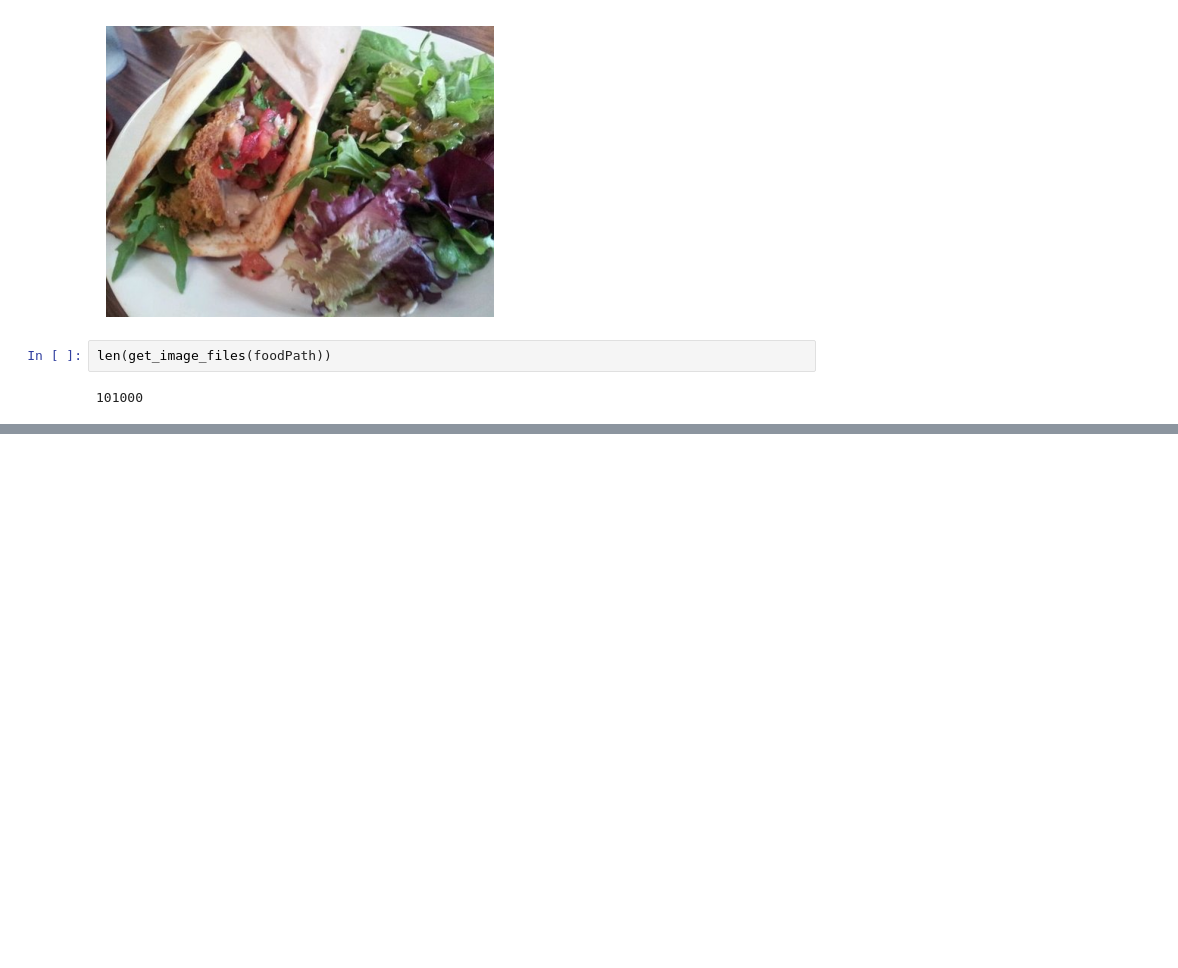
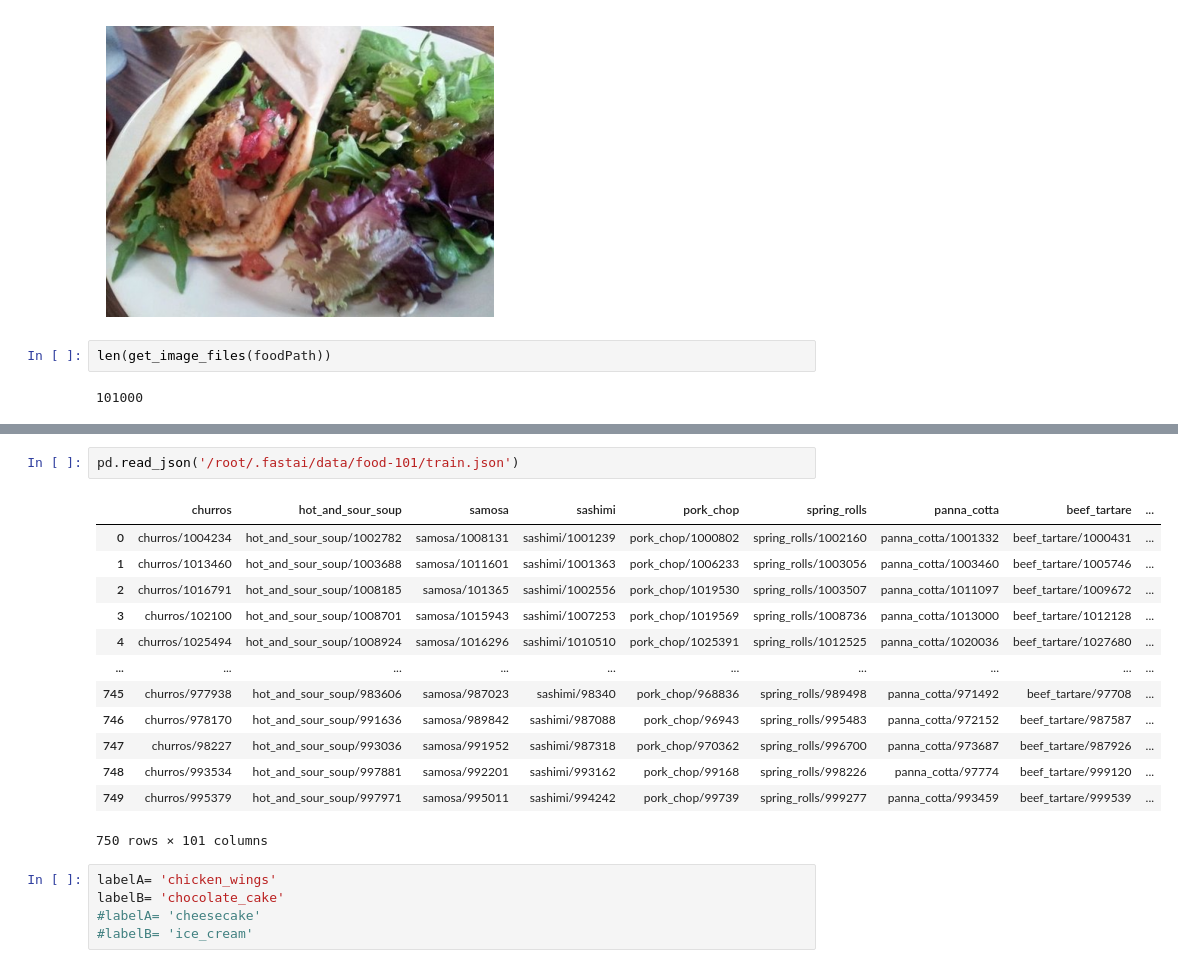
Before and after one commit to CastleBomber/pytorch-train-a-food-model-v2, a Jupyter notebook: train_a_food_model_v2.ipynb, the cells around one changed output, grey strips where cells are left out. Saved outputs shown, nothing was run; the diff lists cells and outputs as text; blank space fills up the shorter version.

```diff
--- a/train_a_food_model_v2.ipynb
+++ b/train_a_food_model_v2.ipynb
@@ -21,0 +39,21 @@ pd.read_json('/root/.fastai/data/food-101/test.json')
+# %%
+pd.read_json('/root/.fastai/data/food-101/train.json')
+# %% [output]
+|  | churros | hot_and_sour_soup | samosa | sashimi | pork_chop | spring_rolls | panna_cotta | beef_tartare | ... |
+| 0 | churros/1004234 | hot_and_sour_soup/1002782 | samosa/1008131 | sashimi/1001239 | pork_chop/1000802 | spring_rolls/1002160 | panna_cotta/1001332 | beef_tartare/1000431 | ... |
+| 1 | churros/1013460 | hot_and_sour_soup/1003688 | samosa/1011601 | sashimi/1001363 | pork_chop/1006233 | spring_rolls/1003056 | panna_cotta/1003460 | beef_tartare/1005746 | ... |
+| 2 | churros/1016791 | hot_and_sour_soup/1008185 | samosa/101365 | sashimi/1002556 | pork_chop/1019530 | spring_rolls/1003507 | panna_cotta/1011097 | beef_tartare/1009672 | ... |
+| 3 | churros/102100 | hot_and_sour_soup/1008701 | samosa/1015943 | sashimi/1007253 | pork_chop/1019569 | spring_rolls/1008736 | panna_cotta/1013000 | beef_tartare/1012128 | ... |
+| 4 | churros/1025494 | hot_and_sour_soup/1008924 | samosa/1016296 | sashimi/1010510 | pork_chop/1025391 | spring_rolls/1012525 | panna_cotta/1020036 | beef_tartare/1027680 | ... |
+| ... | ... | ... | ... | ... | ... | ... | ... | ... | ... |
+| 745 | churros/977938 | hot_and_sour_soup/983606 | samosa/987023 | sashimi/98340 | pork_chop/968836 | spring_rolls/989498 | panna_cotta/971492 | beef_tartare/97708 | ... |
+| 746 | churros/978170 | hot_and_sour_soup/991636 | samosa/989842 | sashimi/987088 | pork_chop/96943 | spring_rolls/995483 | panna_cotta/972152 | beef_tartare/987587 | ... |
+| 747 | churros/98227 | hot_and_sour_soup/993036 | samosa/991952 | sashimi/987318 | pork_chop/970362 | spring_rolls/996700 | panna_cotta/973687 | beef_tartare/987926 | ... |
+| 748 | churros/993534 | hot_and_sour_soup/997881 | samosa/992201 | sashimi/993162 | pork_chop/99168 | spring_rolls/998226 | panna_cotta/97774 | beef_tartare/999120 | ... |
+| 749 | churros/995379 | hot_and_sour_soup/997971 | samosa/995011 | sashimi/994242 | pork_chop/99739 | spring_rolls/999277 | panna_cotta/993459 | beef_tartare/999539 | ... |
+750 rows × 101 columns
+# %%
+labelA= 'chicken_wings'
+labelB= 'chocolate_cake'
+#labelA= 'cheesecake'
+#labelB= 'ice_cream'
```
Also changed, not shown: parts of 4 cells of this notebook.
